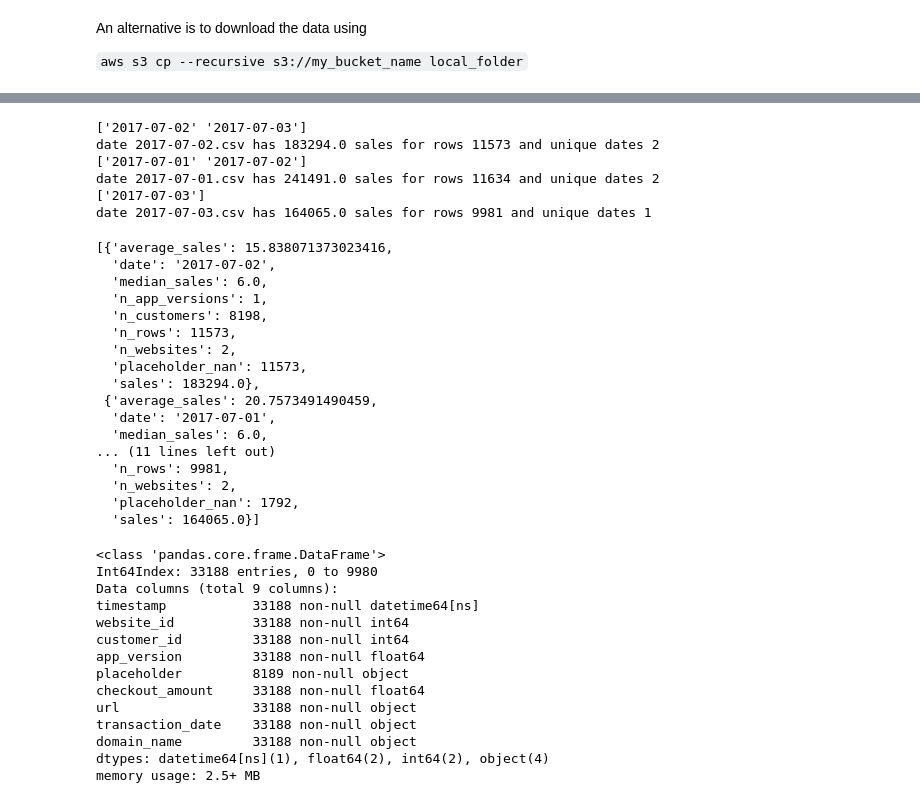
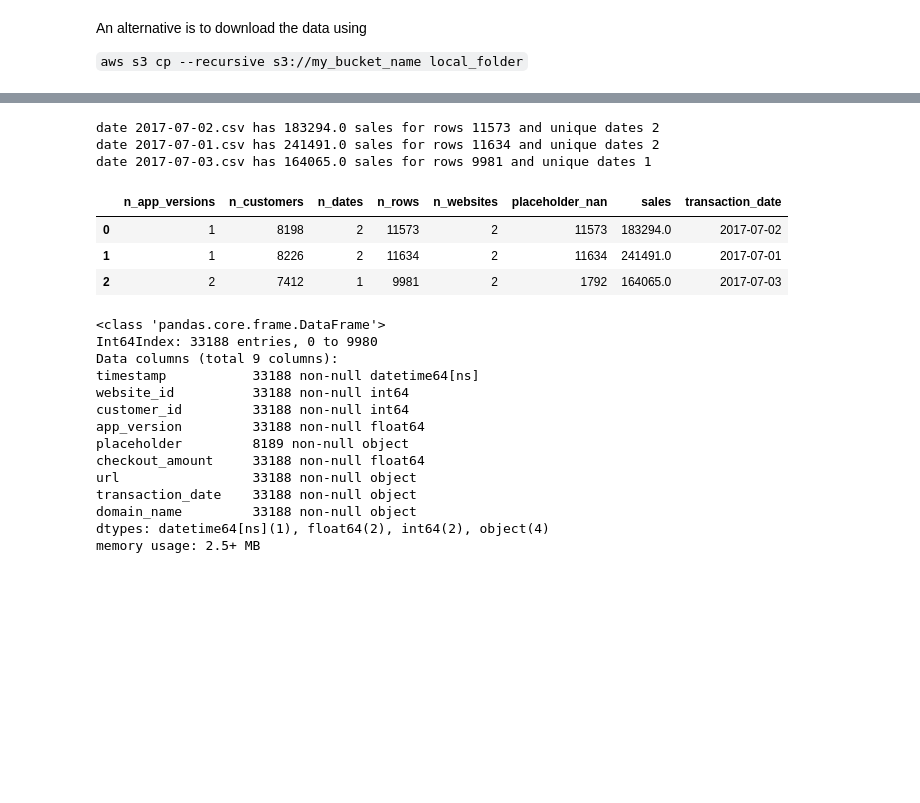
Before and after one commit to dtsmith2001/p-data-challenge, a Jupyter notebook: Explorations.ipynb, the cells around one changed output, grey strips where cells are left out. Cells and saved outputs as stored; diff of their text form; code cells hidden in the pictures; blank space fills up the shorter version.

```diff
--- a/Explorations.ipynb
+++ b/Explorations.ipynb
@@ -82,49 +83,31 @@ for fname in os.listdir("data"):
     transaction_date = fname.split(".")[0]
     ffr["transaction_date"] = transaction_date
     file_date = ffr.timestamp.apply(lambda x: x.strftime('%Y-%m-%d'))
-    print(file_date.unique())
     domain_items = ffr.url.str.split("//")  # assumption is we always have a "valid" url - "http://" is not found
     domain_name = domain_items.apply(lambda x: x[1].split("/")[0])
-    ffr["domain_name"] = domain_name
+    ffr["domain_name"] = domain_name.apply(lambda x: x if not "example.com" in x else ".".join(x.split(".")[1:]))
     item_names = domain_items.apply(lambda x: x[1].split("?")[1])  # see comments above
     print("date {} has {} sales for rows {} and unique dates {}".format(fname, ffr.checkout_amount.sum(),
                                                                         ffr.shape[0], file_date.unique().shape[0]))
-    data_report.append({"date": transaction_date, "sales": ffr.checkout_amount.sum(),
-                        "average_sales": ffr.checkout_amount.mean(),
-                        "median_sales": ffr.checkout_amount.median(),
+    data_report.append({"transaction_date": transaction_date, "sales": ffr.checkout_amount.sum(),
                         "placeholder_nan": sum(ffr.placeholder.isnull()),
                         "n_rows": ffr.shape[0],
                         "n_websites": ffr.website_id.unique().shape[0],
                         "n_customers": ffr.customer_id.unique().shape[0],
-                        "n_app_versions": ffr.app_version.unique().shape[0]})
+                        "n_app_versions": ffr.app_version.unique().shape[0],
+                        "n_dates": file_date.unique().shape[0]})
     fr = fr.append(ffr)
 # %% [output]
-['2017-07-02' '2017-07-03']
 date 2017-07-02.csv has 183294.0 sales for rows 11573 and unique dates 2
-['2017-07-01' '2017-07-02']
 date 2017-07-01.csv has 241491.0 sales for rows 11634 and unique dates 2
-['2017-07-03']
 date 2017-07-03.csv has 164065.0 sales for rows 9981 and unique dates 1
-# %%
-data_report
-# %% [output]
-[{'average_sales': 15.838071373023416,
-  'date': '2017-07-02',
-  'median_sales': 6.0,
-  'n_app_versions': 1,
-  'n_customers': 8198,
-  'n_rows': 11573,
-  'n_websites': 2,
-  'placeholder_nan': 11573,
-  'sales': 183294.0},
- {'average_sales': 20.7573491490459,
-  'date': '2017-07-01',
-  'median_sales': 6.0,
-... (11 lines left out)
-  'n_rows': 9981,
-  'n_websites': 2,
-  'placeholder_nan': 1792,
-  'sales': 164065.0}]
+# %%
+pd.DataFrame(data_report)
+# %% [output]
+|  | n_app_versions | n_customers | n_dates | n_rows | n_websites | placeholder_nan | sales | transaction_date |
+| 0 | 1 | 8198 | 2 | 11573 | 2 | 11573 | 183294.0 | 2017-07-02 |
+| 1 | 1 | 8226 | 2 | 11634 | 2 | 11634 | 241491.0 | 2017-07-01 |
+| 2 | 2 | 7412 | 1 | 9981 | 2 | 1792 | 164065.0 | 2017-07-03 |
 # %%
 fr.info()
 # %% [output]
```
Also changed, not shown: parts of 2 cells of this notebook.
